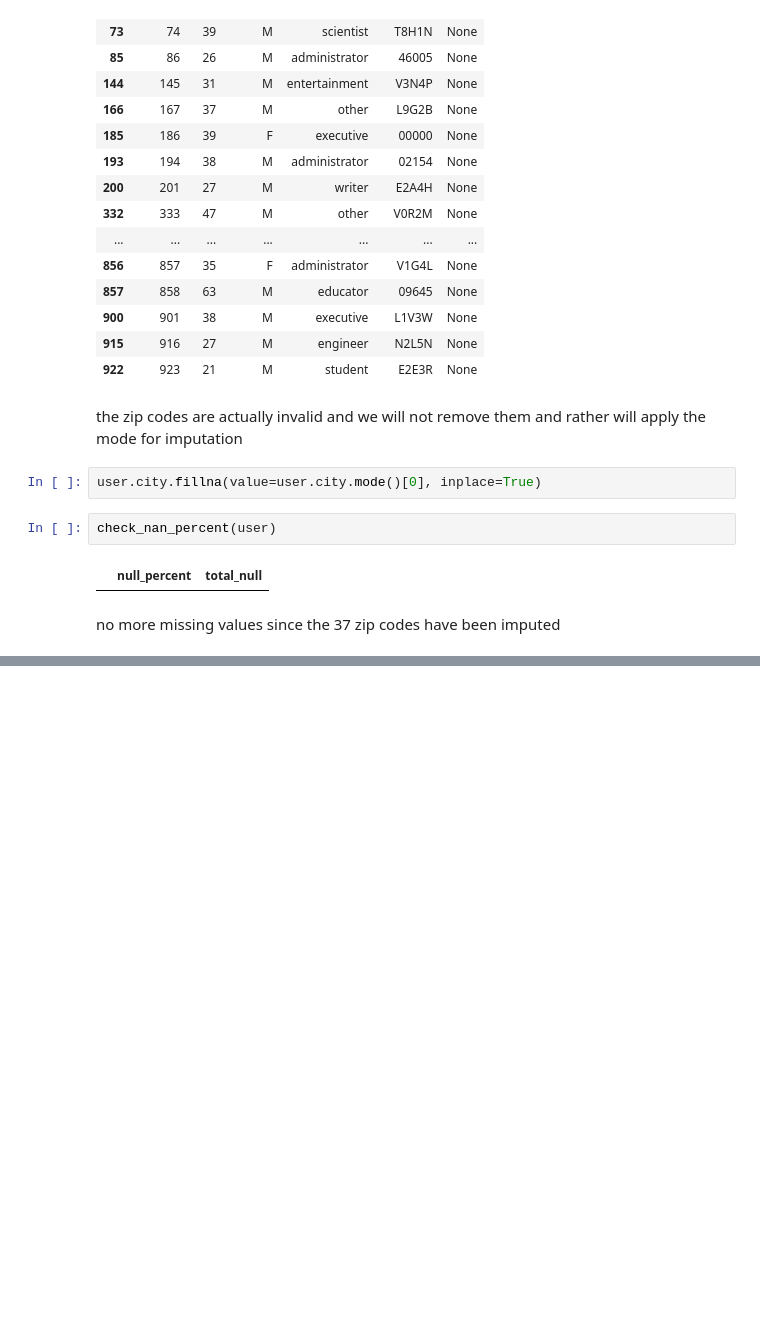
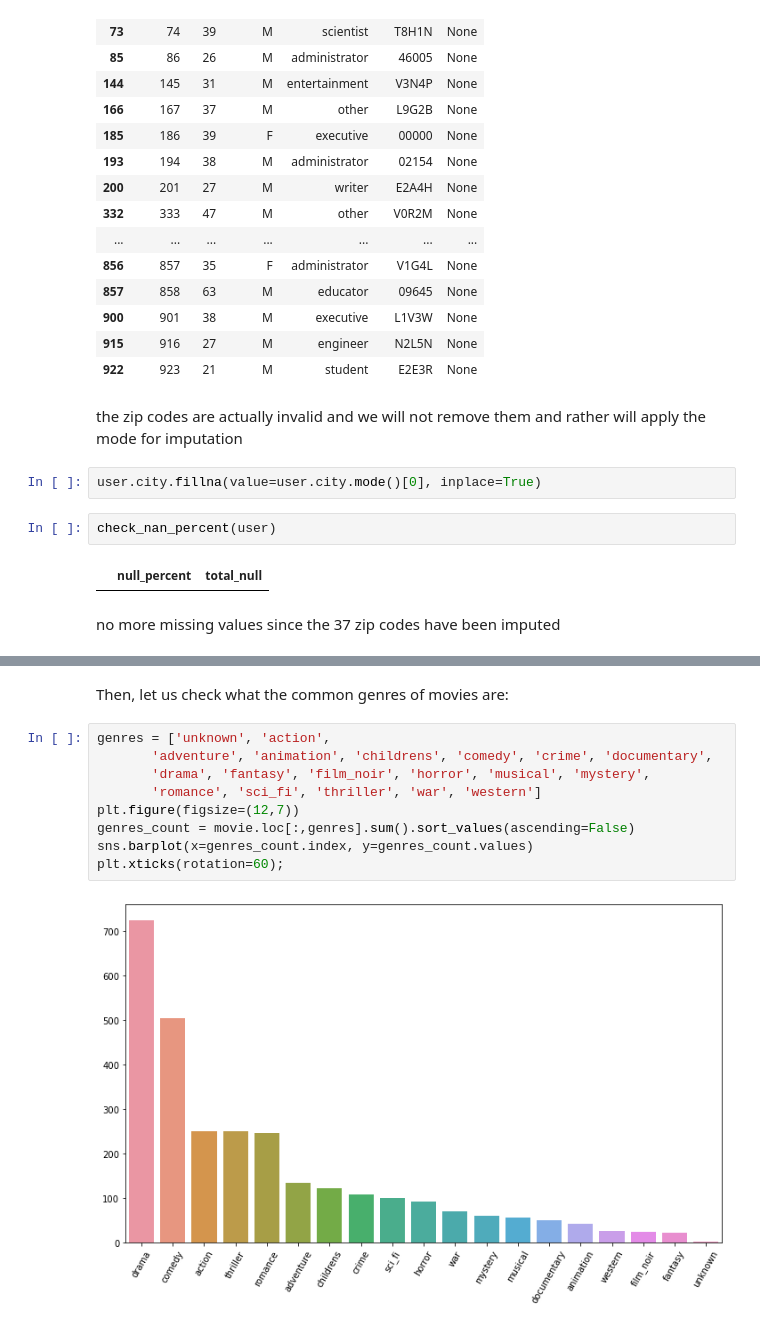
Before and after one commit to YichenLin/MATH-80600A-Project, a Jupyter notebook: traditionalRSNotebooks/edaMovieLens100K.ipynb, the cells around one changed output, grey strips where cells are left out. Saved outputs shown, nothing was run; the diff lists cells and outputs as text; blank space fills up the shorter version.

```diff
--- a/traditionalRSNotebooks/edaMovieLens100K.ipynb
+++ b/traditionalRSNotebooks/edaMovieLens100K.ipynb
@@ -330,0 +370,13 @@ no more missing values since the 37 zip codes have been imputed
+# %% [markdown]
+Then, let us check what the common genres of movies are:
+# %%
+genres = ['unknown', 'action',
+       'adventure', 'animation', 'childrens', 'comedy', 'crime', 'documentary',
+       'drama', 'fantasy', 'film_noir', 'horror', 'musical', 'mystery',
+       'romance', 'sci_fi', 'thriller', 'war', 'western']
+plt.figure(figsize=(12,7))
+genres_count = movie.loc[:,genres].sum().sort_values(ascending=False)
+sns.barplot(x=genres_count.index, y=genres_count.values)
+plt.xticks(rotation=60);
+# %% [output]
+[figure, added]
```
Also changed, not shown: parts of 31 cells of this notebook.
